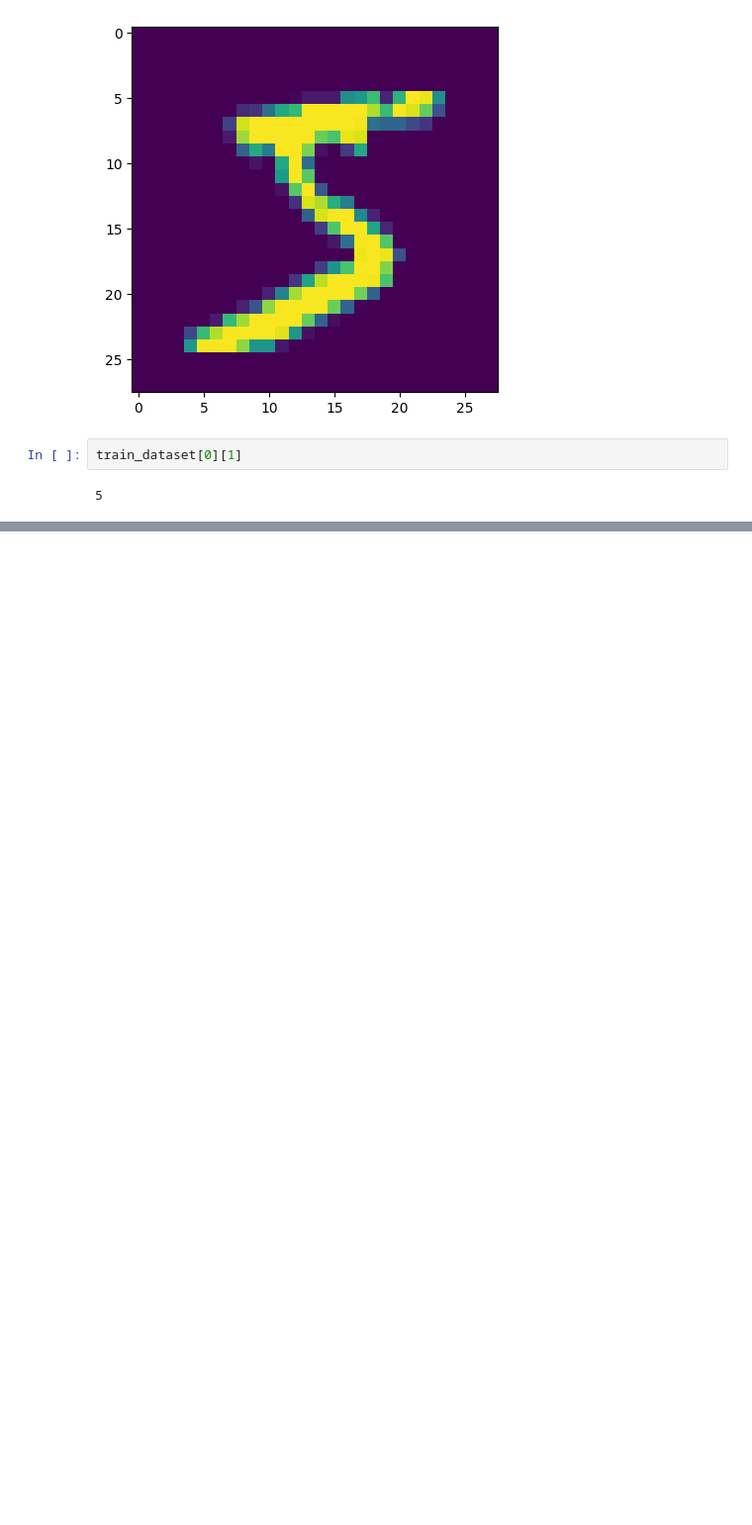
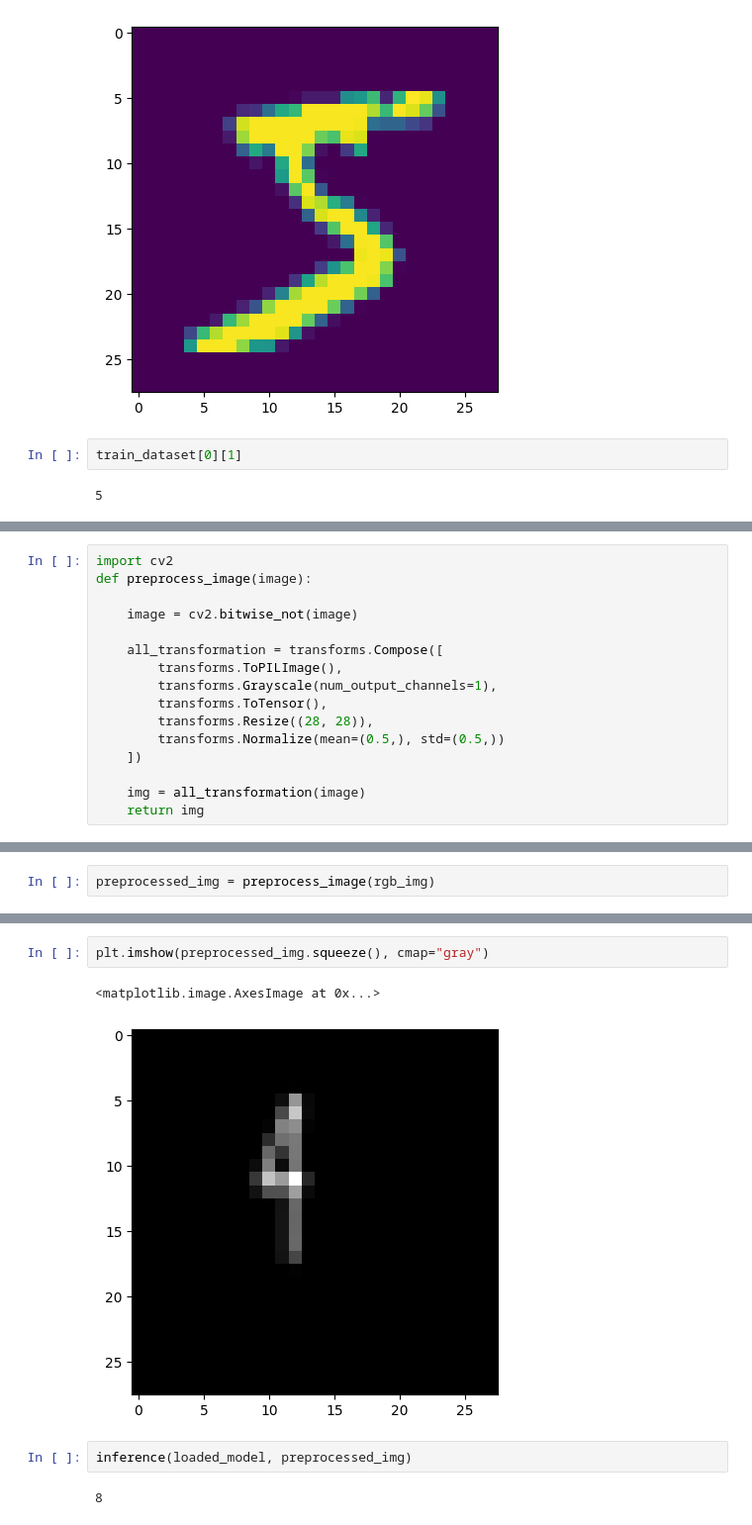
Before and after one commit to abhimsh/krishnaik_CV_live, a Jupyter notebook: practise/Pytorch/mnist_digit_classifier.ipynb, the cells around one changed output, grey strips where cells are left out. Shown at 99% size. Saved outputs shown, nothing was run; the diff lists cells and outputs as text; blank space fills up the shorter version.

```diff
--- a/practise/Pytorch/mnist_digit_classifier.ipynb
+++ b/practise/Pytorch/mnist_digit_classifier.ipynb
@@ -61,0 +196,16 @@ train_dataset[0][1]
+# %%
+import cv2
+def preprocess_image(image):
+
+    image = cv2.bitwise_not(image)
+
+    all_transformation = transforms.Compose([
+        transforms.ToPILImage(),
+        transforms.Grayscale(num_output_channels=1),
+        transforms.ToTensor(),
+        transforms.Resize((28, 28)),
+        transforms.Normalize(mean=(0.5,), std=(0.5,))
+    ])
+
+    img = all_transformation(image)
+    return img
@@ -61,0 +221,2 @@ train_dataset[0][1]
+# %%
+preprocessed_img = preprocess_image(rgb_img)
@@ -61,0 +227,9 @@ train_dataset[0][1]
+# %%
+plt.imshow(preprocessed_img.squeeze(), cmap="gray")
+# %% [output]
+<matplotlib.image.AxesImage at 0x...>
+[figure, added]
+# %%
+inference(loaded_model, preprocessed_img)
+# %% [output]
+8
```
Also changed, not shown: parts of 15 cells of this notebook, 2 other files.
